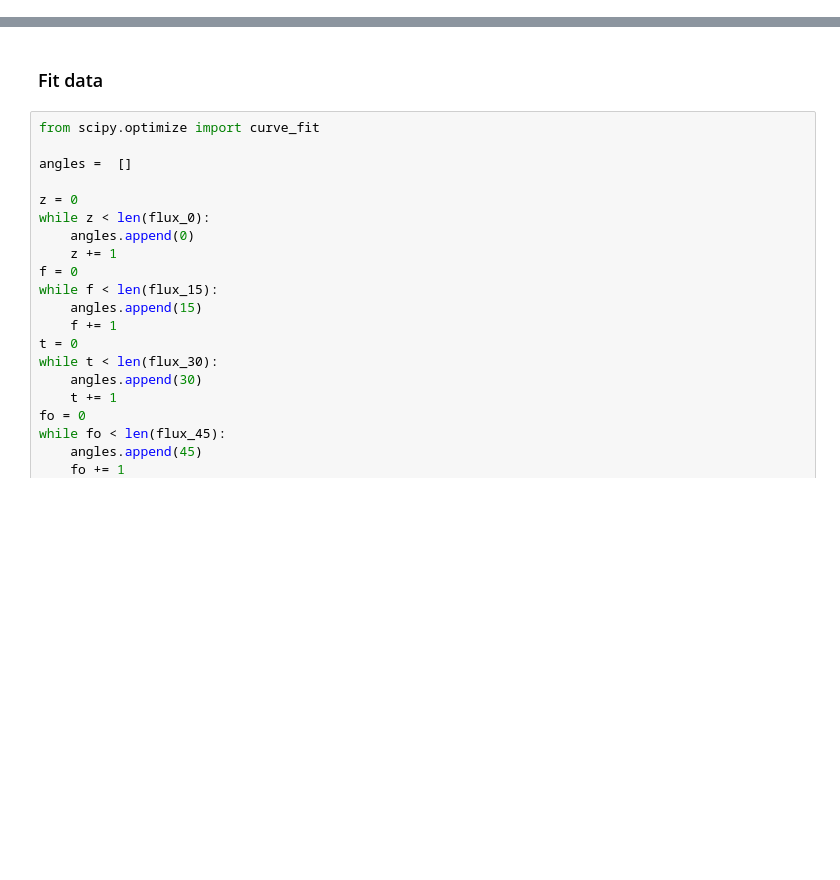
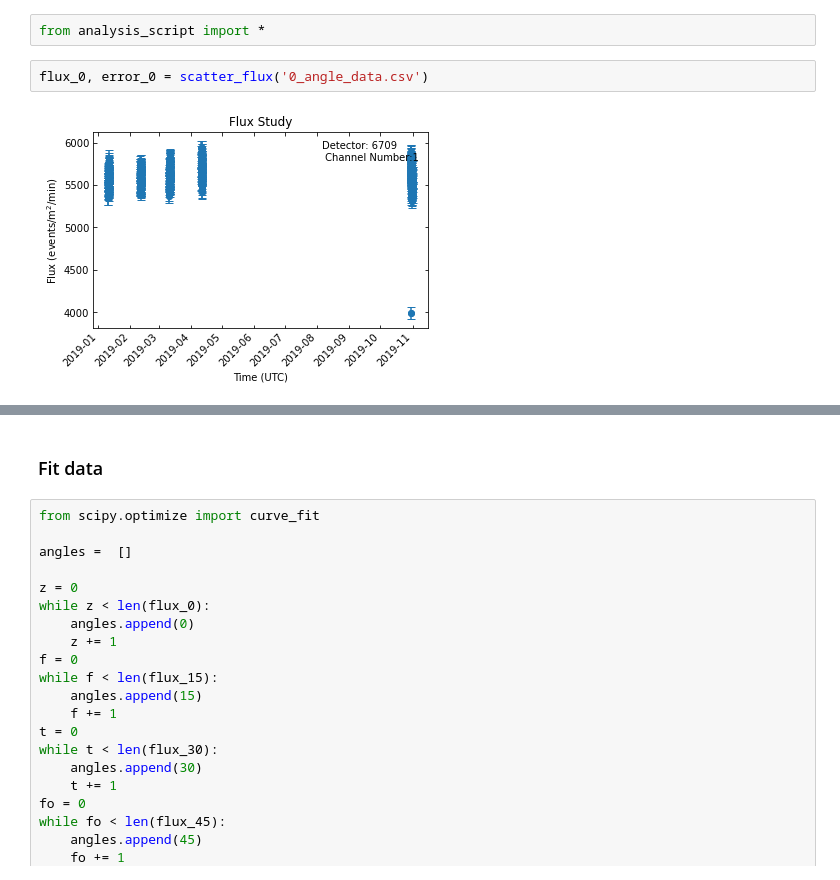
Before and after one commit to ricco-hub/cosmic_rays, a Jupyter notebook: Angles/All/all_analysis.ipynb, the cells around one changed output, grey strips where cells are left out. Saved outputs shown, nothing was run; the diff lists cells and outputs as text; blank space fills up the shorter version.

Commit message:
Implement analysis_script

```diff
--- a/Angles/All/all_analysis.ipynb
+++ b/Angles/All/all_analysis.ipynb
@@ -398,0 +1,6 @@ file.close()
+# %%
+from analysis_script import *
+# %%
+flux_0, error_0 = scatter_flux('0_angle_data.csv')
+# %% [output]
+[figure, added]
```
Also changed, not shown: parts of 17 cells of this notebook.
